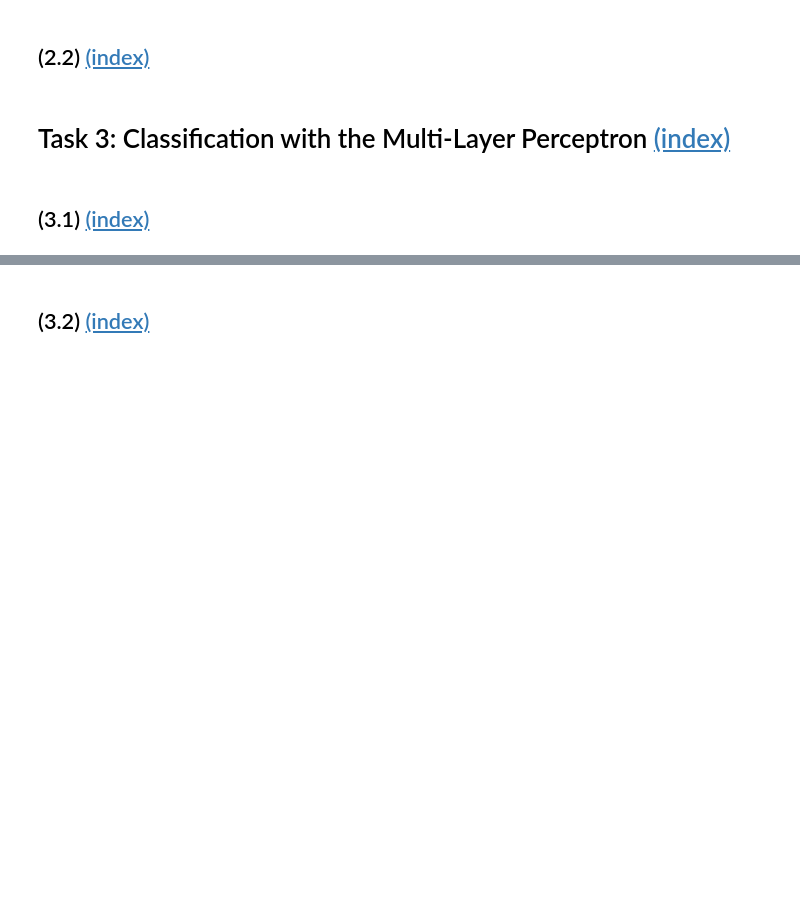
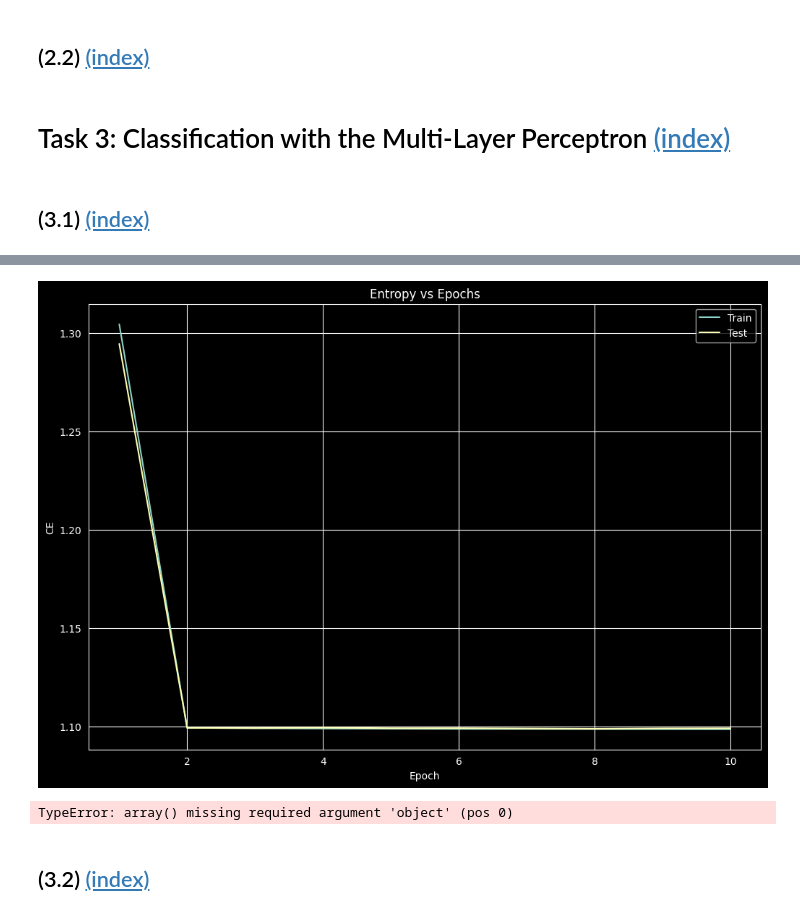
Before and after one commit to typtrue/data-science, a Jupyter notebook: CW1/02404325_Coursework1.ipynb, the cells around one changed output, grey strips where cells are left out. Saved outputs shown, nothing was run; the diff lists cells and outputs as text; code cells hidden in the pictures; blank space fills up the shorter version.

```diff
--- a/CW1/02404325_Coursework1.ipynb
+++ b/CW1/02404325_Coursework1.ipynb
@@ -169,0 +461,14 @@ def ridge_est(x_train, y_train, lambd=0.1):
+# %%
+def cross_entropy(y_true, y_pred):
+    assert y_true.shape == y_pred.shape
+
+    y_pred_softmax = np.array([softmax(y) + 1e-15*np.ones_like(y) for y in y_pred]).astype(float)
+
+    return -np.sum(np.multiply(y_true, np.log(y_pred_softmax)))
+
+def grad_cross_entropy(y_true, y_pred):
+    assert y_true.shape == y_pred.shape
+
+    y_pred_softmax = np.array([softmax(y) for y in y_pred]).astype(float)
+
+    return y_pred_softmax - y_true
@@ -169,0 +621,20 @@ def ridge_est(x_train, y_train, lambd=0.1):
+# %%
+onehot_dict = {"MBA" : np.array([1, 0, 0]),
+               "TJN" : np.array([0, 1, 0]),
+               "OMB" : np.array([0, 0, 1])}
+
+x_train = train_df.to_numpy()[:, :7].astype(float)
+y_train = np.array([onehot_dict[label] for label in train_df.to_numpy()[:, 8]])
+x_test = test_df.to_numpy()[:, :7].astype(float)
+y_test = np.array([onehot_dict[label] for label in test_df.to_numpy()[:, 8]])
+# %%
+mlp = MLP()
+mlp.add_layer(7, 64) # input
+mlp.add_layer(64, 64, "relu") # hidden 1
+mlp.add_layer(64, 32, "relu") # hidden 2
+mlp.add_layer(32, 3, "relu") # hidden 3
+
+print("Number of layers (including input and output layer):",mlp.n_layers())
+print("Number of trainable parameters:",mlp.n_parameters())
+
+mlp, losses_train, losses_test = sgd(x_train, y_train, x_test, y_test, mlp, learning_rate=0.04, minibatchsize=64, seed=42)
@@ -170,3 +646,22 @@ def ridge_est(x_train, y_train, lambd=0.1):
+# %%
+# plot training progress
+fig, ax = plt.subplots(figsize=(12, 8))
+ax.plot(np.arange(1,11),losses_train, label="Train")
+ax.plot(np.arange(1,11),losses_test, label="Test")
+ax.set(title="Entropy vs Epochs", xlabel = "Epoch", ylabel = "CE")
+ax.legend()
+plt.show()
+# %% [output]
+[figure, added]
+# %%
+label1 = y_test == "MBA"
+label2 = y_test == "TJN"
+label3 = y_test == "OMB"
+
+y_pred = mlp.predict(x_test)
+y_realisation = np.array()
+# %% [output]
+TypeError: array() missing required argument 'object' (pos 0)
 # %% [markdown]
 <a name="task-32"></a>
 
```
Also changed, not shown: parts of 12 cells of this notebook, 1 other file.
